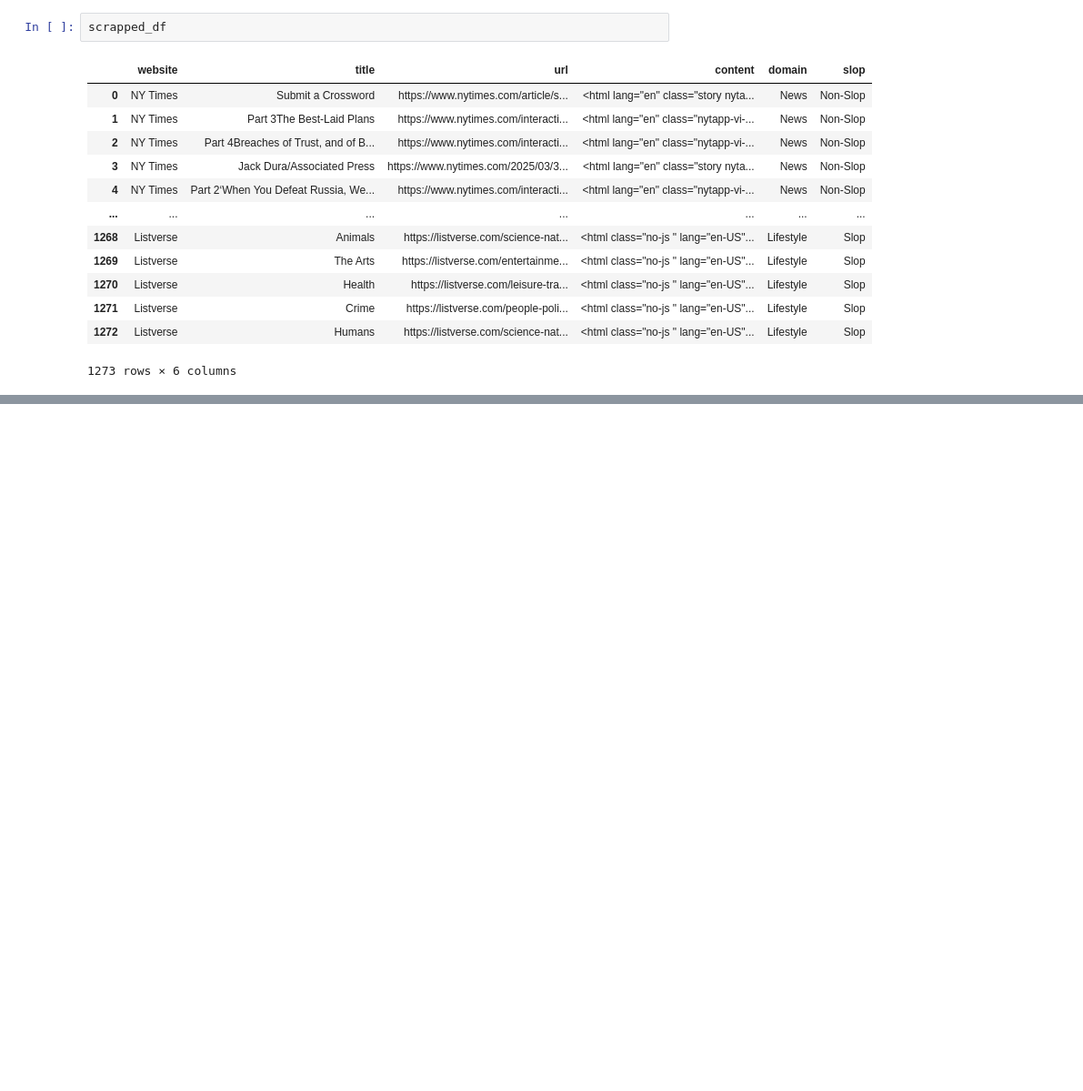
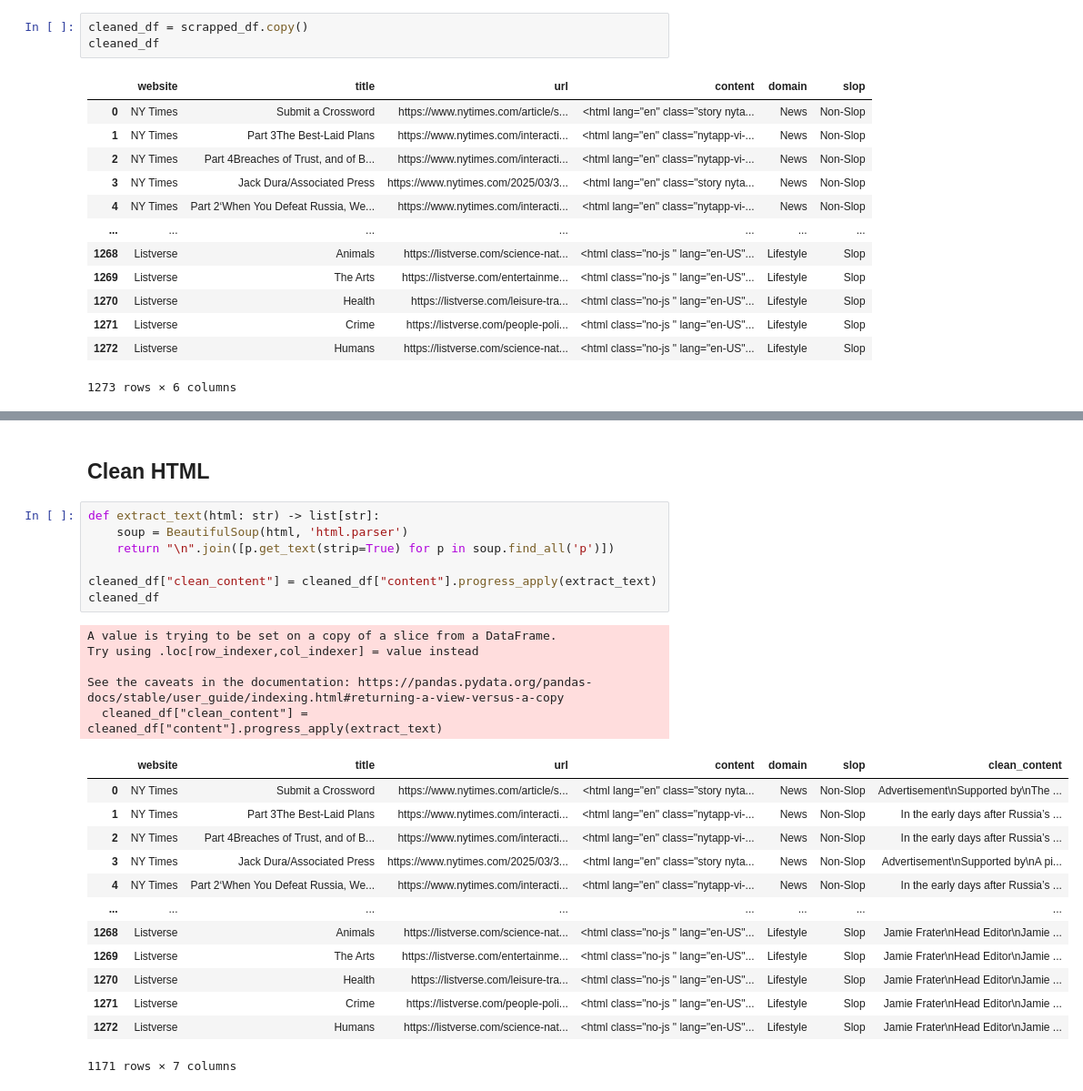
Before and after one commit to elalber2000/stop_slop, a Jupyter notebook: notebooks/data_exploration.ipynb, the cells around one changed output, grey strips where cells are left out. Shown: that part at 91% size. Drawn from its saved outputs; the diff is of its cells as text; blank space fills up the shorter version.

```diff
--- a/notebooks/data_exploration.ipynb
+++ b/notebooks/data_exploration.ipynb
@@ -19,7 +24,8 @@ with open(ROOT_DIR / ".data" / "scrapped_articles.csv", 'r', encoding='utf-8', e
 
 scrapped_df = pd.read_csv(ROOT_DIR / ".data" / "scrapped_articles_clean.csv")
 # %%
-scrapped_df
+cleaned_df = scrapped_df.copy()
+cleaned_df
 # %% [output]
 |  | website | title | url | content | domain | slop |
 | 0 | NY Times | Submit a Crossword | https://www.nytimes.com/article/s... | <html lang="en" class="story nyta... | News | Non-Slop |
@@ -36,0 +96,28 @@ scrapped_df
+# %% [markdown]
+## Clean HTML
+# %%
+def extract_text(html: str) -> list[str]:
+    soup = BeautifulSoup(html, 'html.parser')
+    return "\n".join([p.get_text(strip=True) for p in soup.find_all('p')])
+
+cleaned_df["clean_content"] = cleaned_df["content"].progress_apply(extract_text)
+cleaned_df
+# %% [output]
+A value is trying to be set on a copy of a slice from a DataFrame.
+Try using .loc[row_indexer,col_indexer] = value instead
+
+See the caveats in the documentation: https://pandas.pydata.org/pandas-docs/stable/user_guide/indexing.html#returning-a-view-versus-a-copy
+  cleaned_df["clean_content"] = cleaned_df["content"].progress_apply(extract_text)
+|  | website | title | url | content | domain | slop | clean_content |
+| 0 | NY Times | Submit a Crossword | https://www.nytimes.com/article/s... | <html lang="en" class="story nyta... | News | Non-Slop | Advertisement\nSupported by\nThe ... |
+| 1 | NY Times | Part 3The Best-Laid Plans | https://www.nytimes.com/interacti... | <html lang="en" class="nytapp-vi-... | News | Non-Slop | In the early days after Russia’s ... |
+| 2 | NY Times | Part 4Breaches of Trust, and of B... | https://www.nytimes.com/interacti... | <html lang="en" class="nytapp-vi-... | News | Non-Slop | In the early days after Russia’s ... |
+| 3 | NY Times | Jack Dura/Associated Press | https://www.nytimes.com/2025/03/3... | <html lang="en" class="story nyta... | News | Non-Slop | Advertisement\nSupported by\nA pi... |
+| 4 | NY Times | Part 2‘When You Defeat Russia, We... | https://www.nytimes.com/interacti... | <html lang="en" class="nytapp-vi-... | News | Non-Slop | In the early days after Russia’s ... |
+| ... | ... | ... | ... | ... | ... | ... | ... |
+| 1268 | Listverse | Animals | https://listverse.com/science-nat... | <html class="no-js " lang="en-US"... | Lifestyle | Slop | Jamie Frater\nHead Editor\nJamie ... |
+| 1269 | Listverse | The Arts | https://listverse.com/entertainme... | <html class="no-js " lang="en-US"... | Lifestyle | Slop | Jamie Frater\nHead Editor\nJamie ... |
+| 1270 | Listverse | Health | https://listverse.com/leisure-tra... | <html class="no-js " lang="en-US"... | Lifestyle | Slop | Jamie Frater\nHead Editor\nJamie ... |
+| 1271 | Listverse | Crime | https://listverse.com/people-poli... | <html class="no-js " lang="en-US"... | Lifestyle | Slop | Jamie Frater\nHead Editor\nJamie ... |
+| 1272 | Listverse | Humans | https://listverse.com/science-nat... | <html class="no-js " lang="en-US"... | Lifestyle | Slop | Jamie Frater\nHead Editor\nJamie ... |
+1171 rows × 7 columns
```
Also changed, not shown: parts of 16 cells of this notebook, 2 other files.
